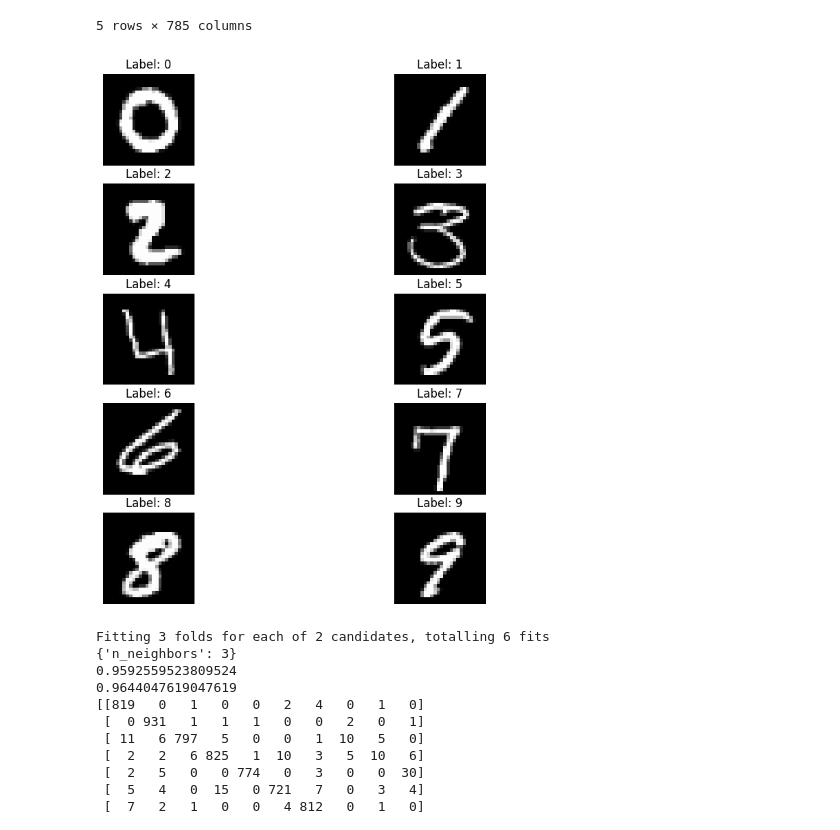
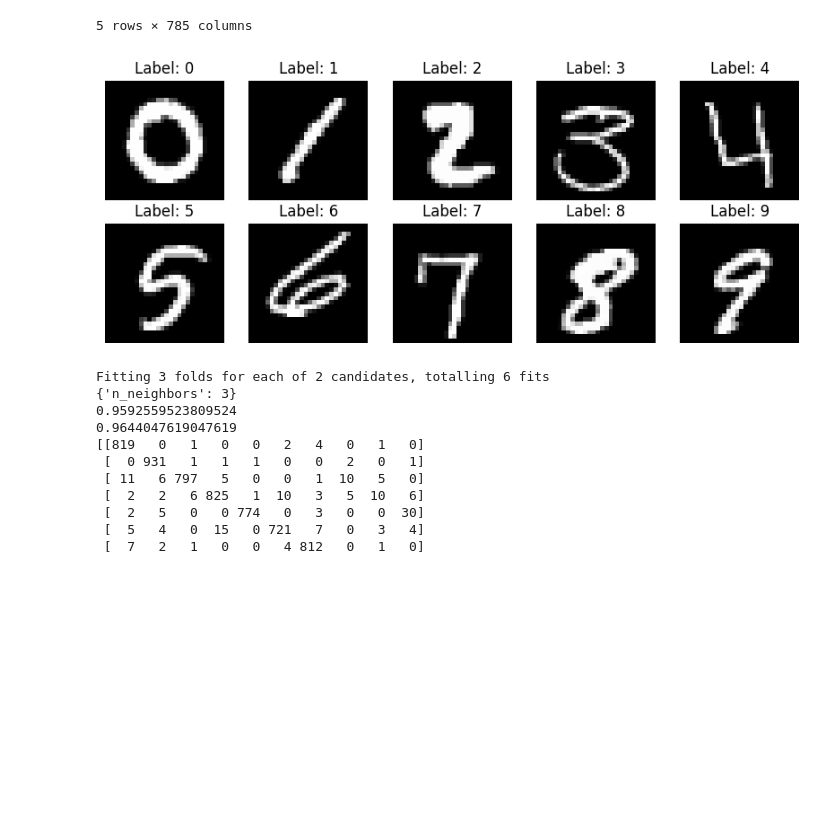
Before and after one commit to yuval728/Digit-recognition, a Jupyter notebook: DR.ipynb, the cells around one changed output. Drawn from its saved outputs; the diff is of its cells as text; code cells hidden in the pictures; blank space fills up the shorter version.

```diff
--- a/DR.ipynb
+++ b/DR.ipynb
@@ -26,13 +26,13 @@ unique_data.reset_index(inplace=True)
 # %%
 #plotting the unique data
 plt.figure(figsize=(10,10))
 for i in range(10):
-    plt.subplot(5,2,i+1)
+    plt.subplot(5,5,i+1)
     plt.imshow(unique_data.iloc[i,1:].values.reshape(28,28),cmap='gray')
     plt.title('Label: {}'.format(unique_data.iloc[i,0]))
     plt.axis('off')
 # %% [output]
-[figure, old version]
+[figure, new version]
 # %%
 y=df.label
 X=df.iloc[:,1:]
```
Also changed, not shown: parts of 3 cells of this notebook, 3 other files.
